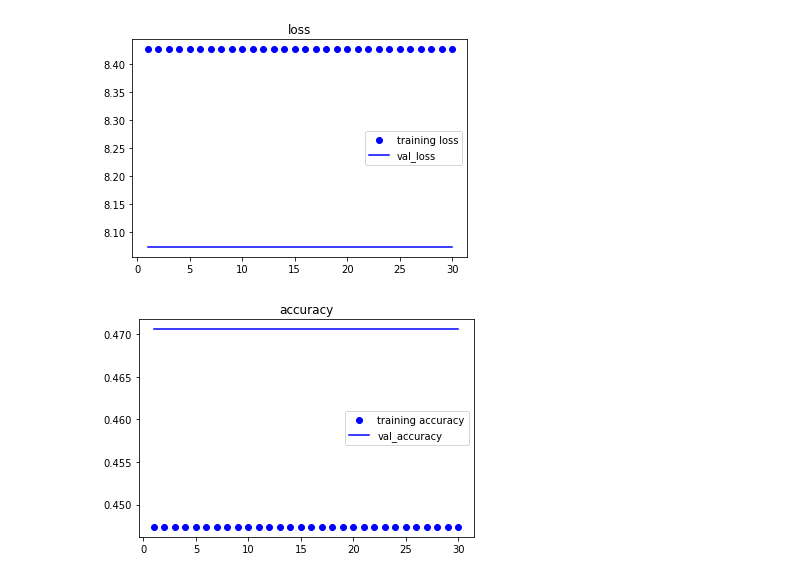
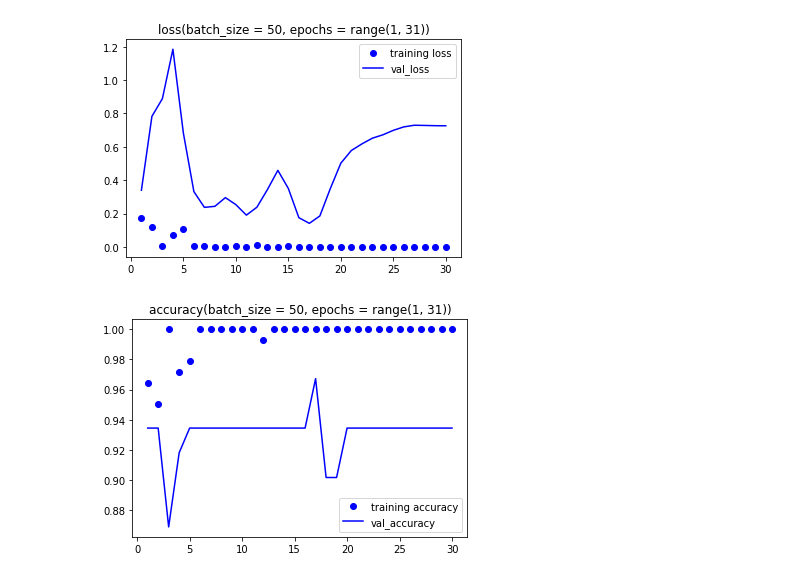
Before and after one commit to dayoungMM/Image_Detector, a Jupyter notebook: object_detection/03_train.ipynb, the cells around one changed output. Saved outputs shown, nothing was run; the diff lists cells and outputs as text; code cells hidden in the pictures.

```diff
--- a/object_detection/03_train.ipynb
+++ b/object_detection/03_train.ipynb
@@ -17,12 +47,16 @@ def label(df,x_data,y_data):
     #label data
     y_data.append(df[1])
     #image data
-    image = cv2.imread('./images/20200805_02/'+df[0])
+    image = cv2.imread('./images/total_img/'+ df[0])
+    # 이미지를 BGR 형식에서 RGB 형식으로 변환
 
-    # 이미지를 BGR 형식에서 RGB 형식으로 변환
+    # op1) color image
     image = cv2.cvtColor(image, cv2.COLOR_BGR2RGB)
-    # 이미지 축소
-#     image = cv2.resize(image, (256,256), interpolation=cv2.INTER_AREA)
+    # op2) gray scale image
+    # image = cv2.cvtColor(image, cv2.COLOR_BGR2GRAY)
+
+    # 이미지 축소 (select min pixel)
+    image = cv2.resize(image, (480, 640), interpolation=cv2.INTER_AREA)
     # 이미지 배열(RGB 이미지)
     x_data.append(np.array(image))
 
@@ -37,10 +71,12 @@ def load_label_images(csv_path):
     Y = []
     data.apply(lambda df: label(df,X,Y),axis=1)
     X = np.array(X)
+    # gray scale image
+    # X = np.expand_dims(X,axis=1)
     Y = np.array(Y)
 
     return (X, Y)
 
-X, Y=load_label_images('images/20200805_02_FLabel.csv')
+X, Y=load_label_images('./images/Flabel_total.csv')
 # %% [output]
                           0  1
@@ -149,7 +182,7 @@ metrics= ['accuracy'],
 )
 
 #parameter
-batch_size = 32
+batch_size = 50
 epochs = 30
 
 OUTPUT_MODEL_DIR = 'model/'
@@ -157,7 +190,7 @@ OUTPUT_MODEL_DIR = 'model/'
 #                 batch_size=batch_size, epochs=epochs,
 #                 validation_data=(X_test, Y_test),verbose=0)
 
-history=model.fit(X_train, Y_train, epochs=epochs,batch_size=batch_size,verbose=0,validation_data=(X_test, Y_test))
+history=model.fit(X_train, Y_train, epochs=epochs,batch_size=batch_size,verbose=1,validation_data=(X_test, Y_test))
 test_loss, test_acc = model.evaluate(X_test, Y_test,batch_size=batch_size,verbose=0)
 print(f"validation loss:{test_loss}")
 print(f"validation accuracy:{test_acc}")
@@ -179,23 +250,23 @@ plt.show()
 # %%
 #include loss, accuracy, val_loss, val_accuracy
 loss = history.history['loss']
 accuracy = history.history['accuracy']
 val_loss = history.history['val_loss']
 val_accuracy = history.history['val_accuracy']
 
 epochs = range(1, len(loss)+1)
 
 plt.plot(epochs,loss,'bo', label='training loss')
 plt.plot(epochs,val_loss,'b', label='val_loss')
-plt.title('loss')
+plt.title(f'loss(batch_size = {batch_size}, epochs = {epochs})')
 plt.legend()
 
 plt.figure()
 plt.plot(epochs,accuracy,'bo', label='training accuracy')
 plt.plot(epochs,val_accuracy,'b', label='val_accuracy')
-plt.title('accuracy')
+plt.title(f'accuracy(batch_size = {batch_size}, epochs = {epochs})')
 plt.legend()
 plt.show()
 # %% [output]
-[figure, old version]
+[figure, new version]
-[figure, old version]
+[figure, new version]
```
Also changed, not shown: parts of 17 cells of this notebook.
